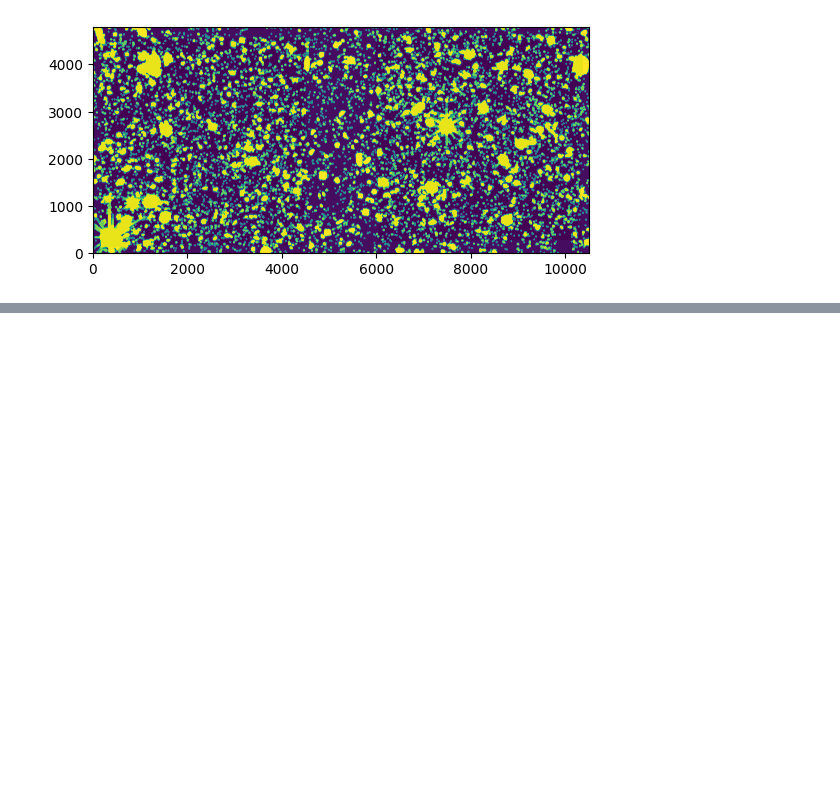
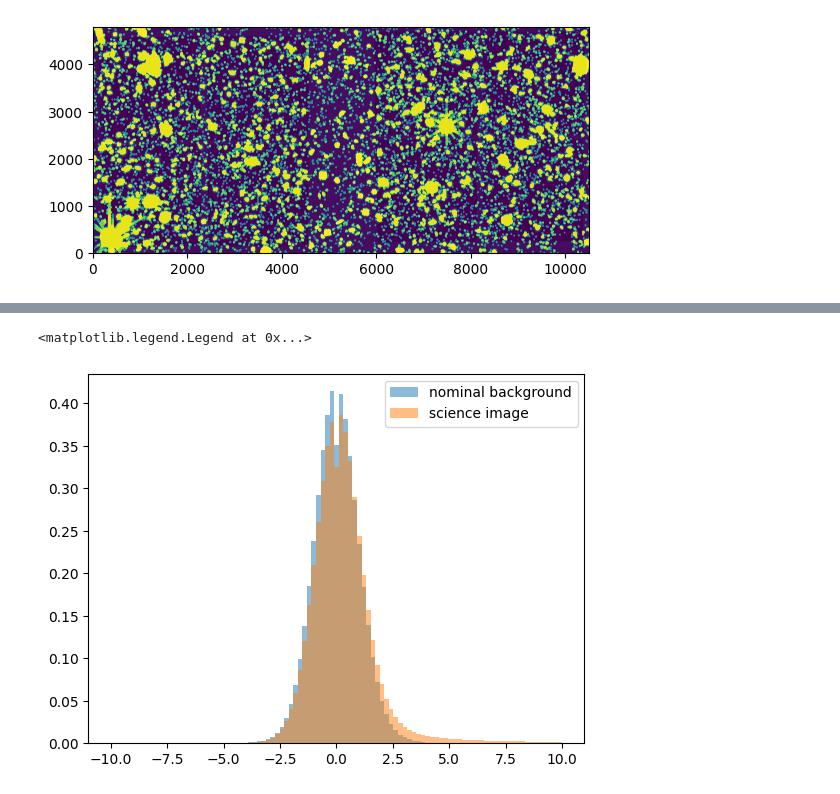
Before and after one commit to mwalmsley/gz-jwst, a Jupyter notebook: gzjwst/catalog_for_survey_chisq.ipynb, the cells around one changed output, grey strips where cells are left out. Drawn from its saved outputs; the diff is of its cells as text; code cells hidden in the pictures; blank space fills up the shorter version.

```diff
--- a/gzjwst/catalog_for_survey_chisq.ipynb
+++ b/gzjwst/catalog_for_survey_chisq.ipynb
@@ -105,0 +106,25 @@ plt.plot(x, y)
+# %%
+min_pixel_value = 0.0001
+bins = np.linspace(-10, 10, 100)
+
+_ = plt.hist(
+    random_image[np.abs(random_image) > min_pixel_value].flatten() / scale,
+    bins=bins,
+    density=True,
+    alpha=.5,
+    label='nominal background'
+)
+
+science_image = background_info['science_image_bkg_subtracted']
+_ = plt.hist(
+    science_image[np.abs(science_image) > min_pixel_value].flatten() / scale,
+    bins=bins,
+    density=True,
+    alpha=.5,
+    label='science image'
+)
+
+plt.legend()
+# %% [output]
+<matplotlib.legend.Legend at 0x...>
+[figure, added]
```
Also changed, not shown: parts of 18 cells of this notebook, 4 other files.
